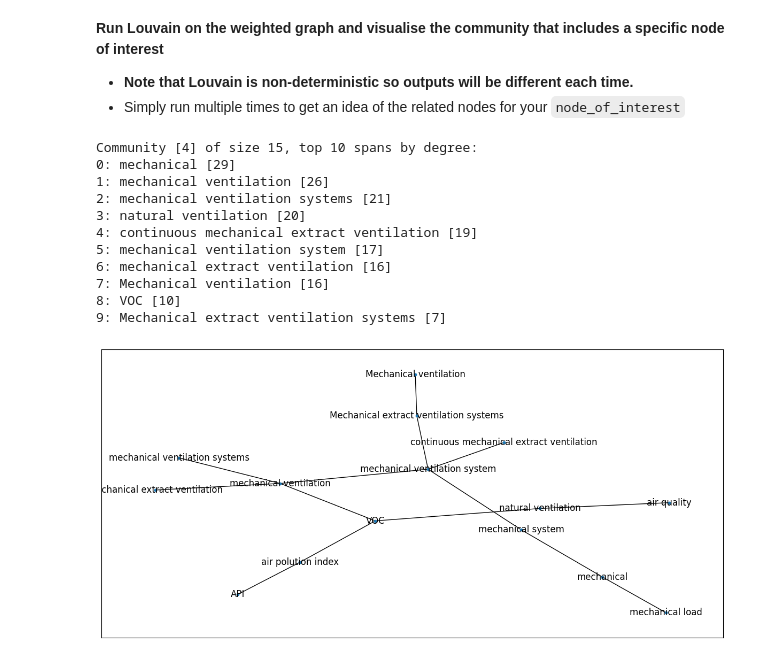
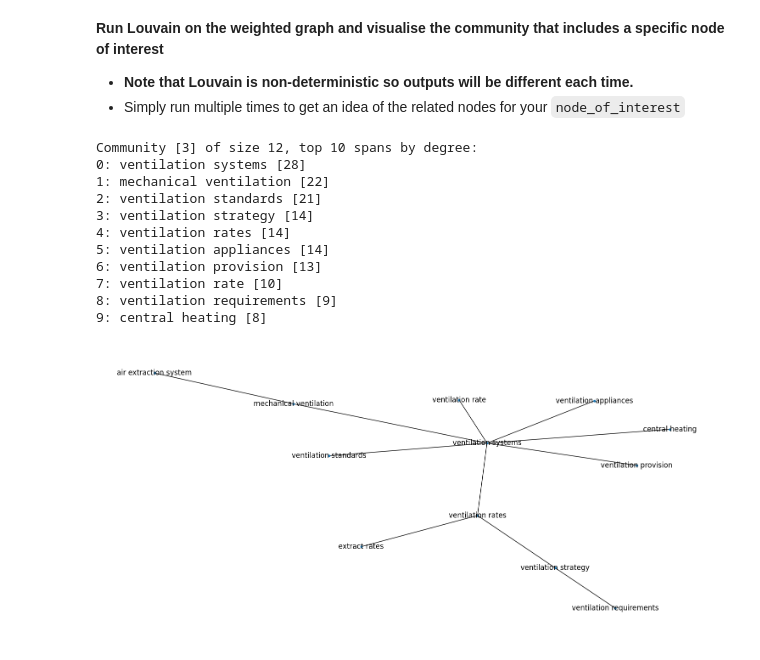
Before and after one commit to rubenkruiper/irec, a Jupyter notebook: 4. Insight in graph.ipynb, the cells around one changed output. Saved outputs shown, nothing was run; the diff lists cells and outputs as text; code cells hidden in the pictures.

```diff
--- a/4. Insight in graph.ipynb
+++ b/4. Insight in graph.ipynb
@@ -449,4 +515,32 @@ for span in subjects_that_are_concepts:
     for subj, obj_dict in distance_dict.items():
         if span in obj_dict:
             distance_dict[subj][span] = distance_dict[subj][span] - exactMatch_weight
+# %%
+# Add the definition relation weights
+sparql_result = get_definition_related_concepts(irec_graph)
+def_node_rels = {}
+for r in sparql_result:
+    subj = str(r.subject)
+    obj = str(r.object)
+
+    if (subj == "insulation" and obj == "Seattle") or (obj == "insulation" and subj == "Seattle"):
+            print(r)
+
+    if subj != obj:
+        if subj not in distance_dict and obj not in distance_dict:
+            distance_dict[subj] = {obj : maximum_distance - definition_rel_weight}
+        elif subj not in distance_dict and obj in distance_dict:
+            if subj not in distance_dict[obj]:
+                # obj is there already
+                distance_dict[obj] = {subj : maximum_distance - definition_rel_weight}
+            else:
+                # both are here already in obj-subj order
+                distance_dict[obj][subj] = distance_dict[obj][subj] - definition_rel_weight
+        else:
+            # subj is there already
+            if obj not in distance_dict[subj]:
+                distance_dict[subj][obj] = maximum_distance - definition_rel_weight
+            else:
+                # both are here already in subj-obj order
+                distance_dict[subj][obj] = distance_dict[subj][obj] - definition_rel_weight
 # %%
@@ -459,6 +569,9 @@ for span in subjects_that_are_concepts:
 # %%
 network = nx.Graph()
 network.add_weighted_edges_from([(str(s), str(o), w) for s, r in distance_dict.items() for o, w in r.items()])
+# %%
+from matplotlib import rcParams
+rcParams.update({'figure.autolayout': True})
 # %%
 def show_community(idx: Union[str, int], community: set, network: nx.Graph = network):
     """
@@ -474,7 +587,7 @@ def show_community(idx: Union[str, int], community: set, network: nx.Graph = net
         [print(f"{idx}: {s_triple[2]} [{num_edges}]") for s_triple in irec_graph.triples((None, RDFS.label, Literal(span_node, lang='en')))]
 
     mst = nx.minimum_spanning_tree(network.subgraph(community))
-    plt.figure(figsize=(15, 7))
+    plt.figure(figsize=(15, 7), frameon=False)
     pos = nx.spring_layout(mst)
     # draw node labels
     nx.draw_networkx(mst, pos=pos, with_labels=True, node_size = 10)
@@ -485,8 +598,9 @@ def show_community(idx: Union[str, int], community: set, network: nx.Graph = net
         edge_labels = nx.get_edge_attributes(mst,'weight')
         nx.draw_networkx_edge_labels(mst, pos=pos, edge_labels=edge_labels)
 
+    plt.axis('off')
+    plt.savefig("MinimumSpanningTree.jpg", dpi=300, bbox_inches = "tight") #save as jpg
     plt.show()
-#     plt.savefig("plot.jpg", dpi=300, bbox_inches = "tight") #save as jpg
 # %%
 def divide_into_communities(network: nx.Graph,
                             node_of_interest: str = None,
@@ -526,27 +640,23 @@ def divide_into_communities(network: nx.Graph,
 # %%
 node_of_interest = "mechanical ventilation"
 # %%
-radius = 15
-max_community = 15
+radius = 5
+max_community = 20
 
 focussed_graph = nx.ego_graph(network, node_of_interest, radius=radius)
 community_of_interest = divide_into_communities(focussed_graph,
                                                 node_of_interest,
                                                 max_community_size=max_community)
-
-# num_hops = 2
-# nodes_with_x_hops_distance = nx.single_source_shortest_path_length(network, node_of_interest, cutoff=num_hops)
-# nodes_with_x_hops_distance
 # %% [output]
-Community [4] of size 15, top 10 spans by degree:
-0: mechanical [29]
-1: mechanical ventilation [26]
-2: mechanical ventilation systems [21]
-3: natural ventilation [20]
-4: continuous mechanical extract ventilation [19]
-5: mechanical ventilation system [17]
-6: mechanical extract ventilation [16]
-7: Mechanical ventilation [16]
-8: VOC [10]
-9: Mechanical extract ventilation systems [7]
+Community [3] of size 12, top 10 spans by degree:
+0: ventilation systems [28]
+1: mechanical ventilation [22]
+2: ventilation standards [21]
+3: ventilation strategy [14]
+4: ventilation rates [14]
+5: ventilation appliances [14]
+6: ventilation provision [13]
+7: ventilation rate [10]
+8: ventilation requirements [9]
+9: central heating [8]
-[figure, old version]
+[figure, new version]
```
Also changed, not shown: parts of 20 cells of this notebook, 6 other files.
